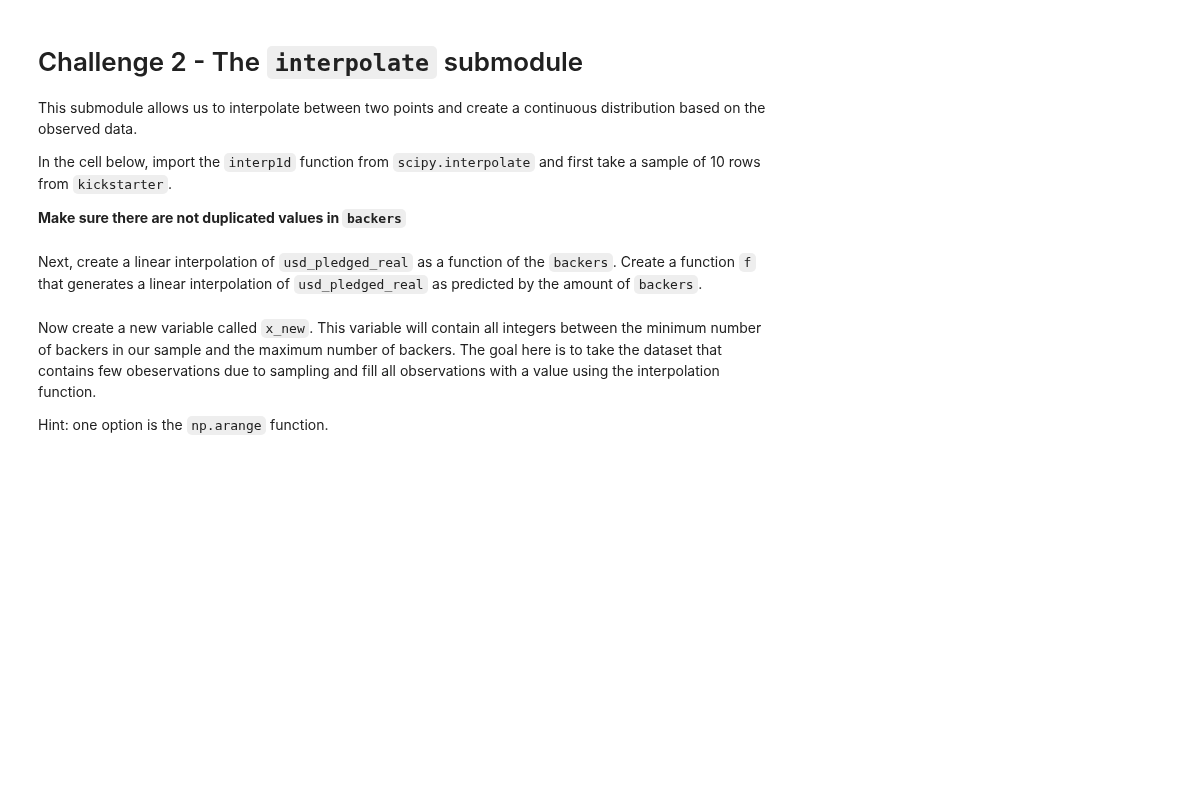
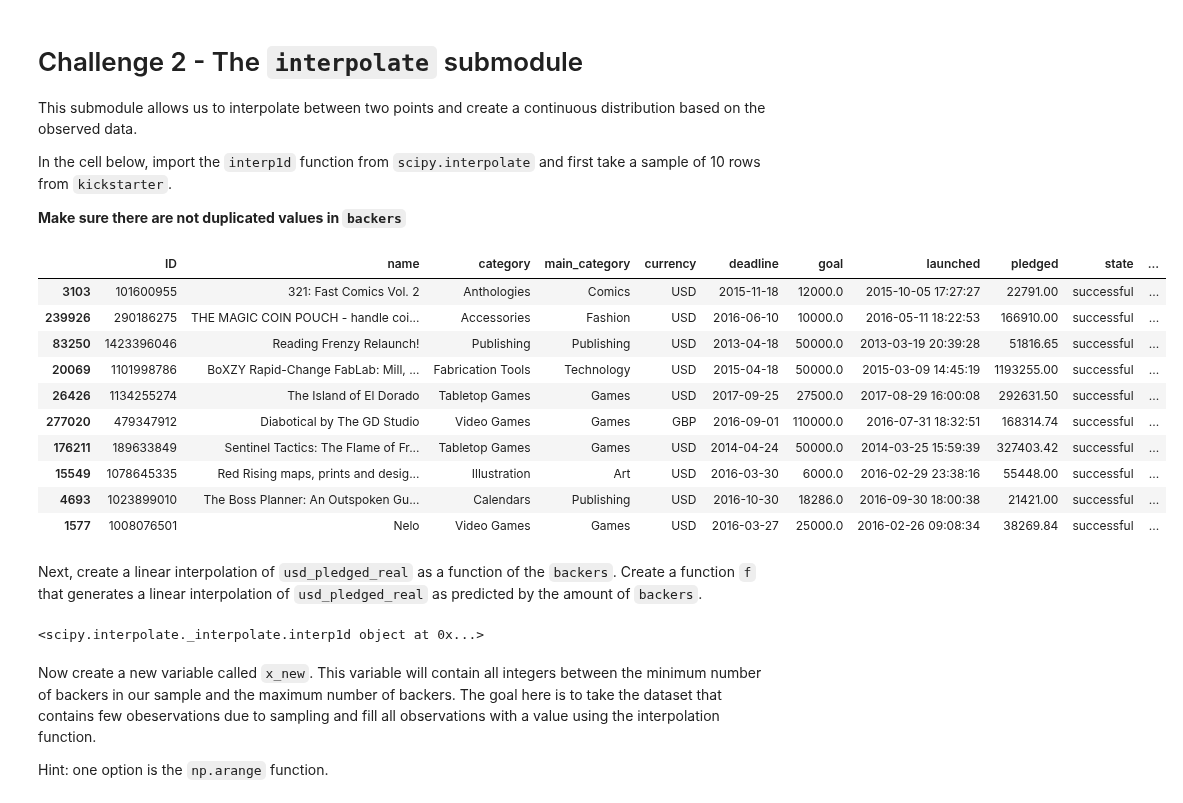
Before and after one commit to ta-data-lis/lab-intro-to-scipy, a Jupyter notebook: your-code/main.ipynb, the cells around one changed output. Drawn from its saved outputs; the diff is of its cells as text; code cells hidden in the pictures; blank space fills up the shorter version.

```diff
--- a/your-code/main.ipynb
+++ b/your-code/main.ipynb
@@ -14,2 +15,4 @@ This submodule contains statistical functions for conducting hypothesis tests, p
+# %%
+kickstarter = pd.read_csv("ks-projects-201801.csv")
 # %% [markdown]
 Now print the `head` function to examine the dataset.
@@ -39,0 +61,4 @@ Let's perform Fisher's exact test on our KickStarter data. We intend to test the
+# %%
+kickstarter["goal_met"] = np.where(kickstarter["usd_pledged_real"] > kickstarter["usd_goal_real"], 1, 0)
+
+kickstarter.head(1)
@@ -43,0 +70,3 @@ Next, create a column that checks whether the currency of the project is in US D
+# %%
+kickstarter["usd"] = np.where(kickstarter["currency"] == "USD", 1, 0)
+kickstarter.head(1)
@@ -49,0 +80,11 @@ Import the `fisher_exact` function from `scipy.stats` and conduct the hypothesis
+# %%
+kickstarter["goal_met"] = np.where(kickstarter["usd_pledged_real"] > kickstarter['usd_goal_real'], 1, 0)
+kickstarter["usd"] = np.where(kickstarter["currency"] == "USD", 1, 0)
+
+contingency_table = pd.crosstab(kickstarter["goal_met"], kickstarter["usd"])
+
+odds_ratio, p_value = fisher_exact(contingency_table)
+
+# Display the odds ratio and p-value
+print("Odds Ratio:", odds_ratio)
+print("p-value:", p_value)
@@ -60,2 +102,20 @@ In the cell below, import the `interp1d` function from `scipy.interpolate` and f
+# %%
+kickstarter = kickstarter.drop_duplicates(subset=["backers"])
+
+sample = kickstarter.sample(10)
+
+display(sample)
+# %% [output]
+|  | ID | name | category | main_category | currency | deadline | goal | launched | pledged | state | ... |
+| 3103 | 101600955 | 321: Fast Comics Vol. 2 | Anthologies | Comics | USD | 2015-11-18 | 12000.0 | 2015-10-05 17:27:27 | 22791.00 | successful | ... |
+| 239926 | 290186275 | THE MAGIC COIN POUCH - handle coi... | Accessories | Fashion | USD | 2016-06-10 | 10000.0 | 2016-05-11 18:22:53 | 166910.00 | successful | ... |
+| 83250 | 1423396046 | Reading Frenzy Relaunch! | Publishing | Publishing | USD | 2013-04-18 | 50000.0 | 2013-03-19 20:39:28 | 51816.65 | successful | ... |
+| 20069 | 1101998786 | BoXZY Rapid-Change FabLab: Mill, ... | Fabrication Tools | Technology | USD | 2015-04-18 | 50000.0 | 2015-03-09 14:45:19 | 1193255.00 | successful | ... |
+| 26426 | 1134255274 | The Island of El Dorado | Tabletop Games | Games | USD | 2017-09-25 | 27500.0 | 2017-08-29 16:00:08 | 292631.50 | successful | ... |
+| 277020 | 479347912 | Diabotical by The GD Studio | Video Games | Games | GBP | 2016-09-01 | 110000.0 | 2016-07-31 18:32:51 | 168314.74 | successful | ... |
+| 176211 | 189633849 | Sentinel Tactics: The Flame of Fr... | Tabletop Games | Games | USD | 2014-04-24 | 50000.0 | 2014-03-25 15:59:39 | 327403.42 | successful | ... |
+| 15549 | 1078645335 | Red Rising maps, prints and desig... | Illustration | Art | USD | 2016-03-30 | 6000.0 | 2016-02-29 23:38:16 | 55448.00 | successful | ... |
+| 4693 | 1023899010 | The Boss Planner: An Outspoken Gu... | Calendars | Publishing | USD | 2016-10-30 | 18286.0 | 2016-09-30 18:00:38 | 21421.00 | successful | ... |
+| 1577 | 1008076501 | Nelo | Video Games | Games | USD | 2016-03-27 | 25000.0 | 2016-02-26 09:08:34 | 38269.84 | successful | ... |
 # %% [markdown]
 Next, create a linear interpolation of `usd_pledged_real` as a function of the `backers`. Create a function `f` that generates a linear interpolation of `usd_pledged_real` as predicted by the amount of `backers`.
@@ -64,3 +122,10 @@ Next, create a linear interpolation of `usd_pledged_real` as a function of the `
+# %%
+from scipy.interpolate import interp1d
+
+f = interp1d(sample["backers"], sample["usd_pledged_real"])
+print(f)
+# %% [output]
+<scipy.interpolate._interpolate.interp1d object at 0x...>
 # %% [markdown]
 Now create a new variable called `x_new`. This variable will contain all integers between the minimum number of backers in our sample and the maximum number of backers. The goal here is to take the dataset that contains few obeservations due to sampling and fill all observations with a value using the interpolation function.
 
```
Also changed, not shown: parts of 24 cells of this notebook, 1 other file.
